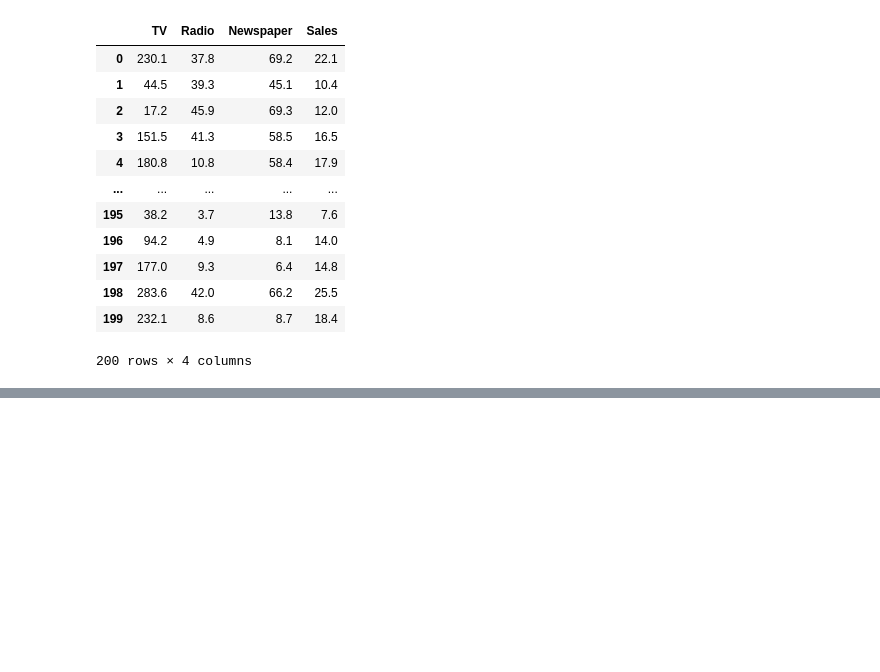
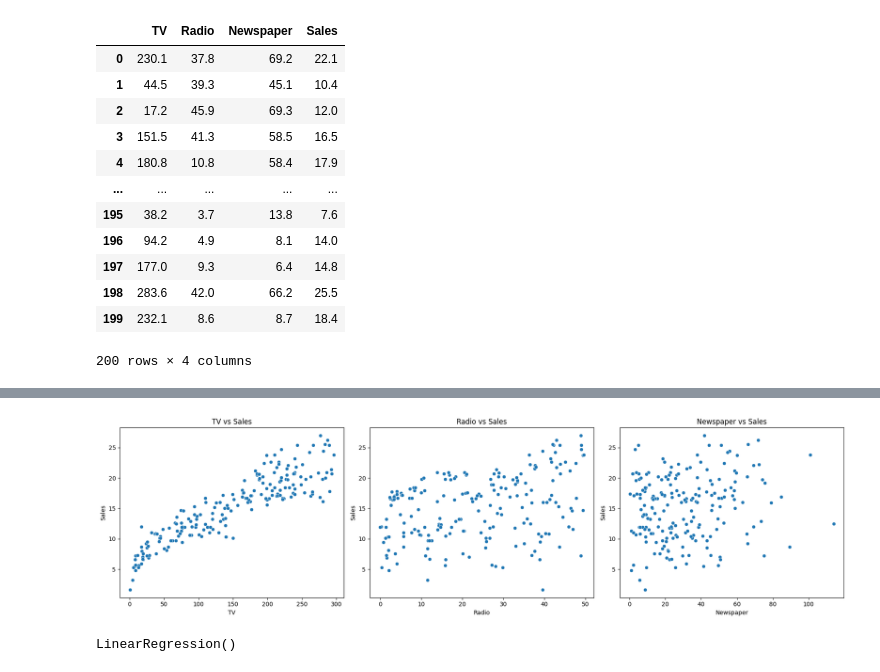
Before and after one commit to runeking2006/vac_1, a Jupyter notebook: regression.ipynb, the cells around one changed output, grey strips where cells are left out. Cells and saved outputs as stored; diff of their text form; code cells hidden in the pictures; blank space fills up the shorter version.

```diff
--- a/regression.ipynb
+++ b/regression.ipynb
@@ -410,0 +450,19 @@ dataset
+# %%
+import matplotlib.pyplot as plt
+import seaborn as sns
+
+fig, axes = plt.subplots(1, 3, figsize=(18, 5))
+
+sns.scatterplot(x=dataset['TV'], y=dataset['Sales'], ax=axes[0])
+axes[0].set_title('TV vs Sales')
+
+sns.scatterplot(x=dataset['Radio'], y=dataset['Sales'], ax=axes[1])
+axes[1].set_title('Radio vs Sales')
+
+sns.scatterplot(x=dataset['Newspaper'], y=dataset['Sales'], ax=axes[2])
+axes[2].set_title('Newspaper vs Sales')
+
+plt.tight_layout()
+plt.show()
+# %% [output]
+[figure, added]
@@ -410,0 +477,7 @@ dataset
+# %%
+# Initialize and train the Linear Regression model for TV
+from sklearn.linear_model import LinearRegression
+model_tv = LinearRegression()
+model_tv.fit(X_train_tv, y_train_tv)
+# %% [output]
+LinearRegression()
```
Also changed, not shown: parts of 7 cells of this notebook.
